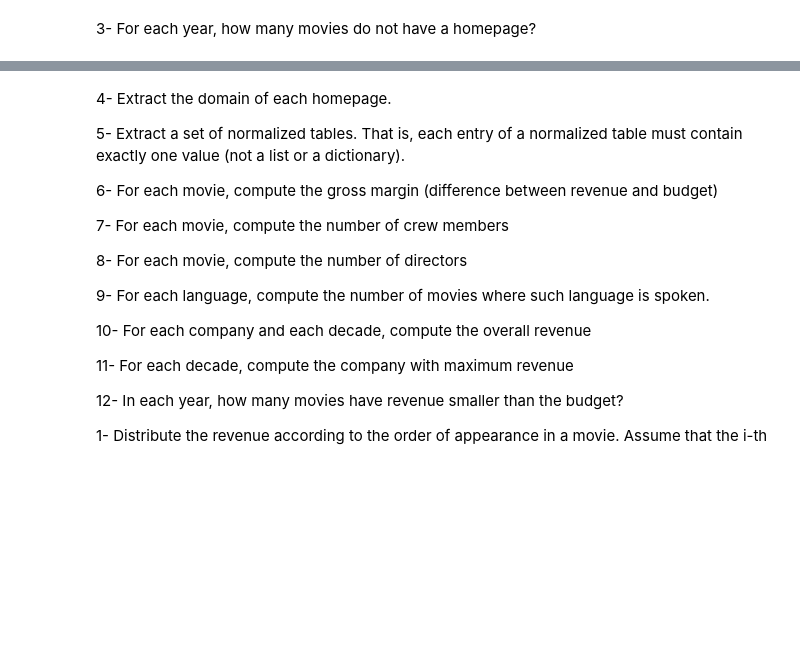
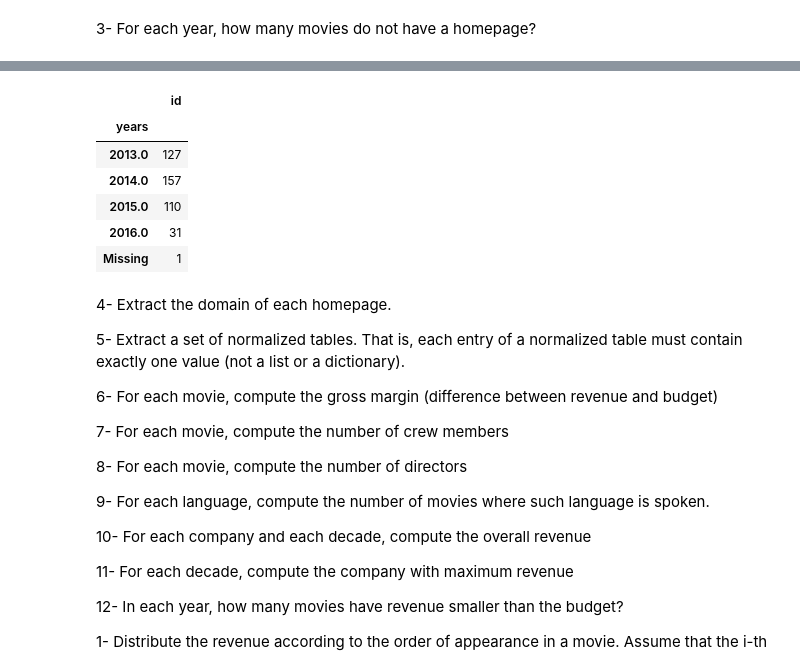
Before and after one commit to silviasantamaria/computerscience, a Jupyter notebook: Project+.ipynb, the cells around one changed output, grey strips where cells are left out. Cells and saved outputs as stored; diff of their text form; code cells hidden in the pictures; blank space fills up the shorter version.

```diff
--- a/Project+.ipynb
+++ b/Project+.ipynb
@@ -270,3 +271,13 @@ len(nohomepage.index)
 3091
 # %% [markdown]
 3- For each year, how many movies do not have a homepage?
+# %%
+def extract_year(date):
+    if (pd.isnull(date)):
+        year=np.nan
+    else:
+        data = datetime.datetime.strptime(date, "%Y-%m-%d")
+        year=data.year
+    return(year)
+movies['years'] = movies['release_date'].apply(extract_year)
+movies.head(2)
@@ -273,3 +289,15 @@ len(nohomepage.index)
+# %%
+movies['years'] = movies['years'].replace(np.nan, 'Missing')
+nohomepage=movies[movies['homepage'].isnull()]
+nohomepage[['id', 'years']].groupby('years').count().tail()
+# %% [output]
+|  | id |
+| years |  |
+| 2013.0 | 127 |
+| 2014.0 | 157 |
+| 2015.0 | 110 |
+| 2016.0 | 31 |
+| Missing | 1 |
 # %% [markdown]
 
 
```
Also changed, not shown: parts of 2 cells of this notebook.
